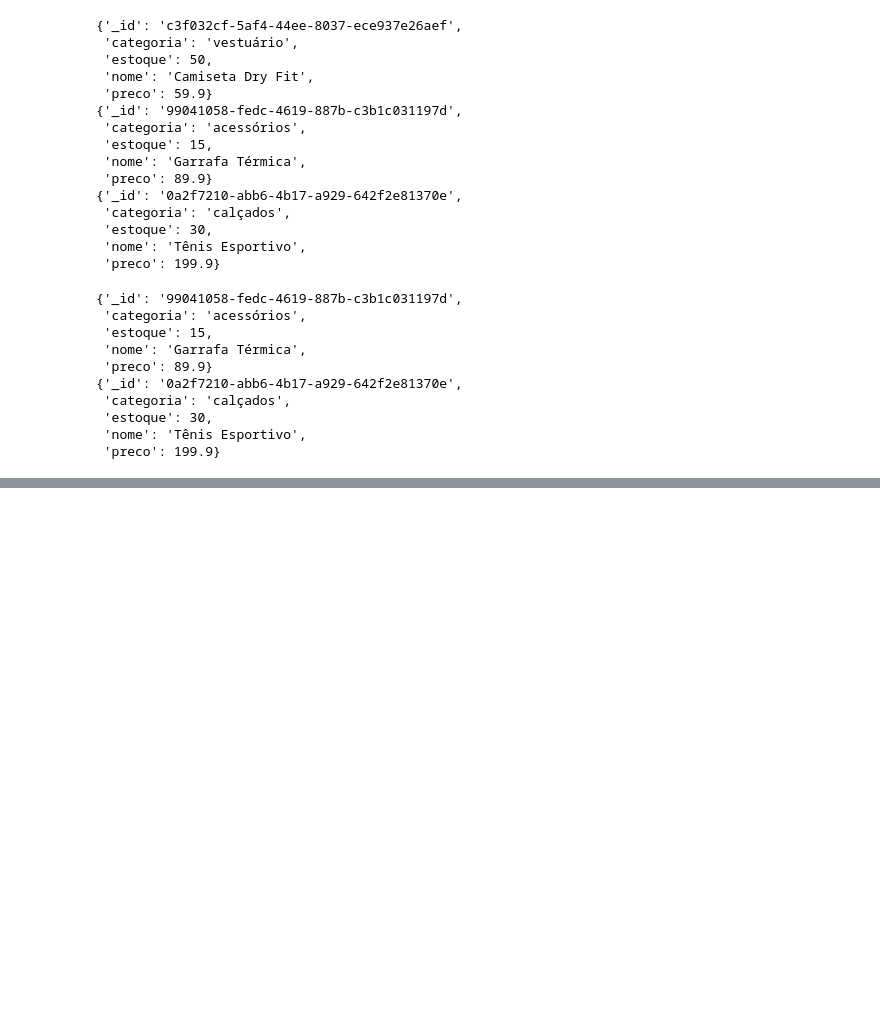
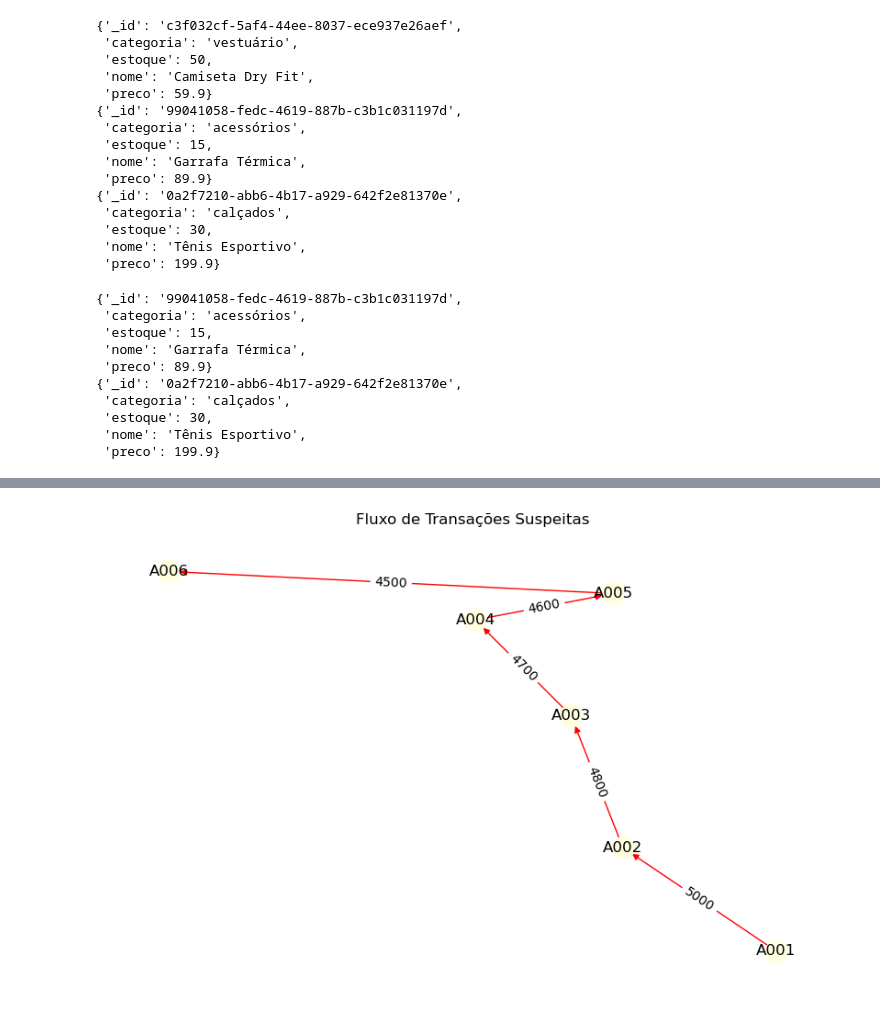
Before and after one commit to RicardViana/fiap-Big-Data, a Jupyter notebook: fundamentos_de_bancos_de_dados_relacionais_e_nosql.ipynb, the cells around one changed output, grey strips where cells are left out. Cells and saved outputs as stored; diff of their text form; code cells hidden in the pictures; blank space fills up the shorter version.

```diff
--- a/fundamentos_de_bancos_de_dados_relacionais_e_nosql.ipynb
+++ b/fundamentos_de_bancos_de_dados_relacionais_e_nosql.ipynb
@@ -2069,0 +2148,24 @@ for doc in (produtos.find({"preco": {"$gt": 60}})):
+# %%
+# Cria o grafo direcionado --> Transações suspeitas
+G1 = nx.DiGraph()
+
+# Nós
+contas = ["A001", "A002", "A003", "A004", "A005", "A006"]
+G1.add_nodes_from(contas)
+
+# Arestas suspeitas
+G1.add_edge("A001", "A002", valor=5000)
+G1.add_edge("A002", "A003", valor=4800)
+G1.add_edge("A003", "A004", valor=4700)
+G1.add_edge("A004", "A005", valor=4600)
+G1.add_edge("A005", "A006", valor=4500)
+
+# Plot
+plt.figure(figsize=(8, 5))
+pos = nx.spring_layout(G1, seed=42)
+nx.draw(G1, pos, with_labels=True, node_color='lightyellow', edge_color='red', arrows=True)
+nx.draw_networkx_edge_labels(G1, pos, edge_labels=nx.get_edge_attributes(G1, 'valor'))
+plt.title("Fluxo de Transações Suspeitas")
+plt.show()
+# %% [output]
+[figure, added]
```
Also changed, not shown: parts of 10 cells of this notebook.
